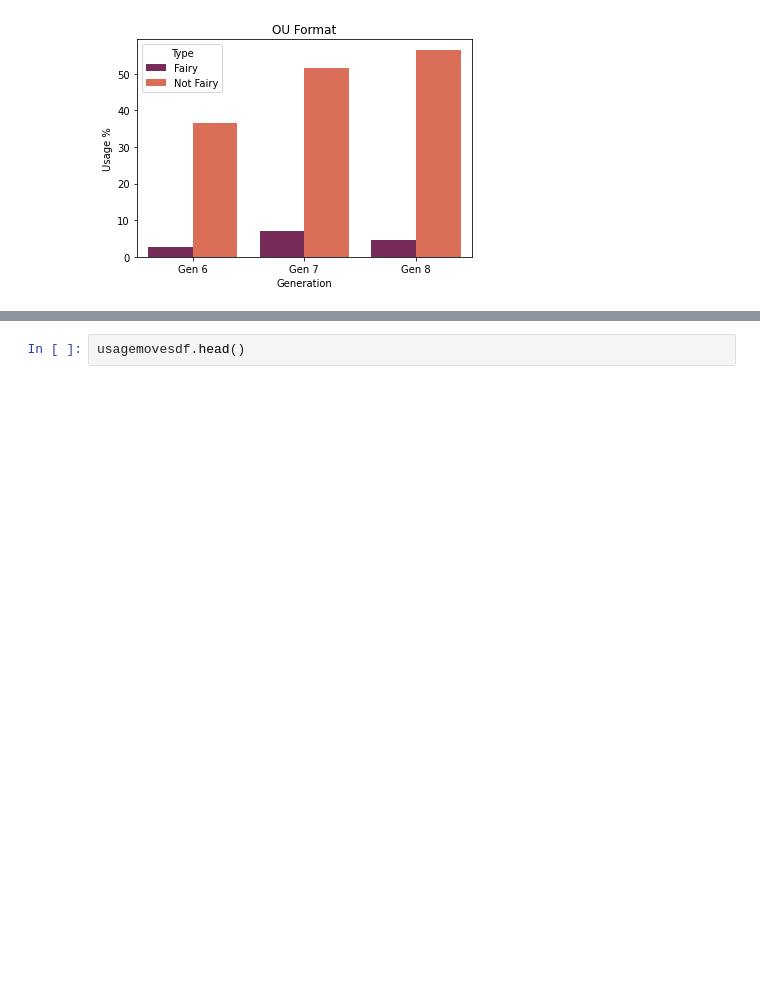
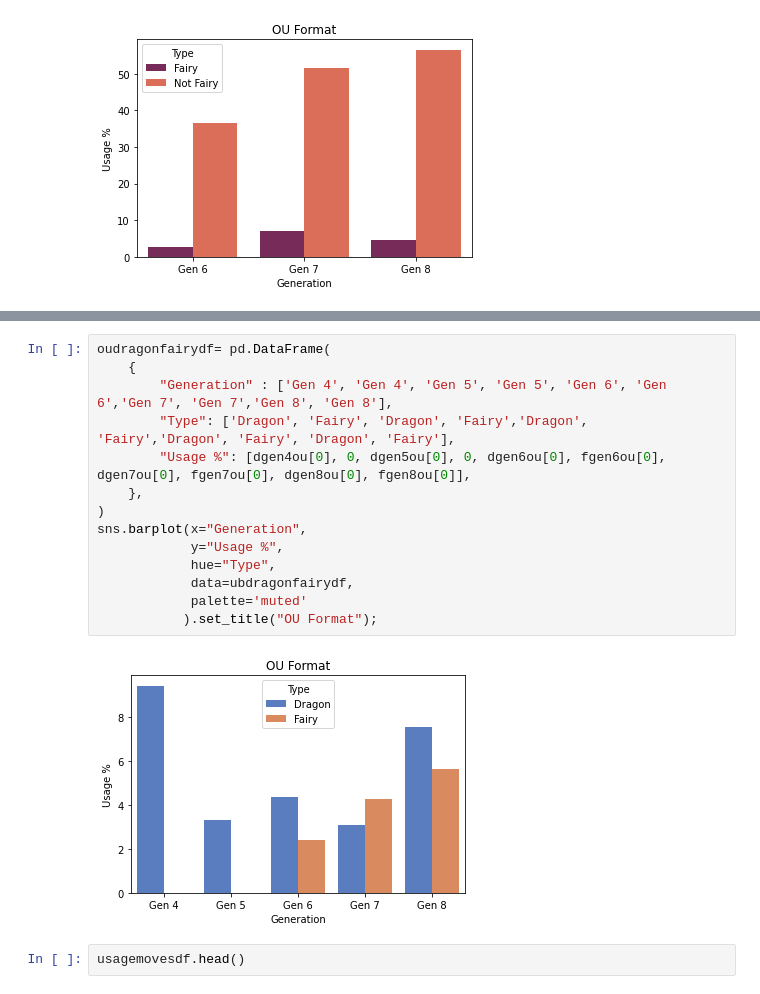
Before and after one commit to mr4tt/Fairy-Pokemon-Analysis, a Jupyter notebook: EDACheckpointGroup013-Fa21.ipynb, the cells around one changed output, grey strips where cells are left out. Cells and saved outputs as stored; diff of their text form; blank space fills up the shorter version.

```diff
--- a/EDACheckpointGroup013-Fa21.ipynb
+++ b/EDACheckpointGroup013-Fa21.ipynb
@@ -508,3 +524,19 @@ sns.barplot(x="Generation",
+# %%
+oudragonfairydf= pd.DataFrame(
+    {
+        "Generation" : ['Gen 4', 'Gen 4', 'Gen 5', 'Gen 5', 'Gen 6', 'Gen 6','Gen 7', 'Gen 7','Gen 8', 'Gen 8'],
+        "Type": ['Dragon', 'Fairy', 'Dragon', 'Fairy','Dragon', 'Fairy','Dragon', 'Fairy', 'Dragon', 'Fairy'],
+        "Usage %": [dgen4ou[0], 0, dgen5ou[0], 0, dgen6ou[0], fgen6ou[0], dgen7ou[0], fgen7ou[0], dgen8ou[0], fgen8ou[0]],
+    },
+)
+sns.barplot(x="Generation",
+            y="Usage %",
+            hue="Type",
+            data=ubdragonfairydf,
+            palette='muted'
+           ).set_title("OU Format");
+# %% [output]
+[figure, added]
 # %%
 usagemovesdf.head()
 # %% [output]
```
Also changed, not shown: parts of 1 cell of this notebook.
